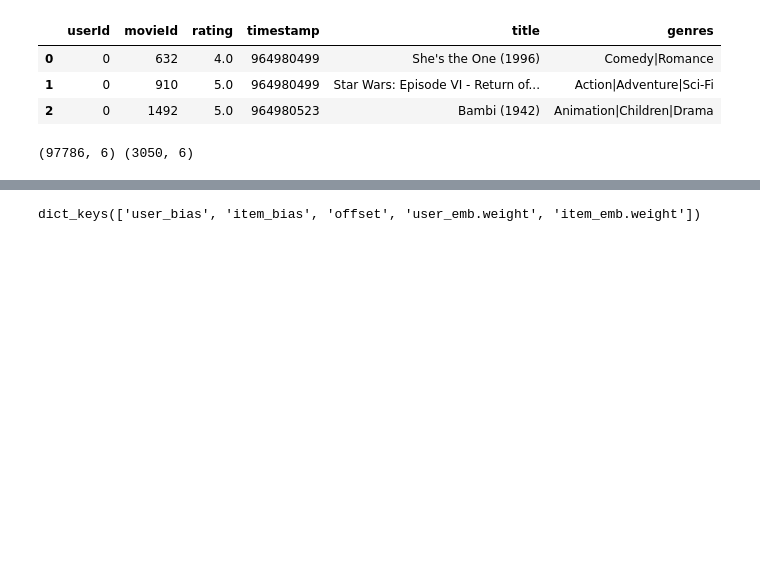
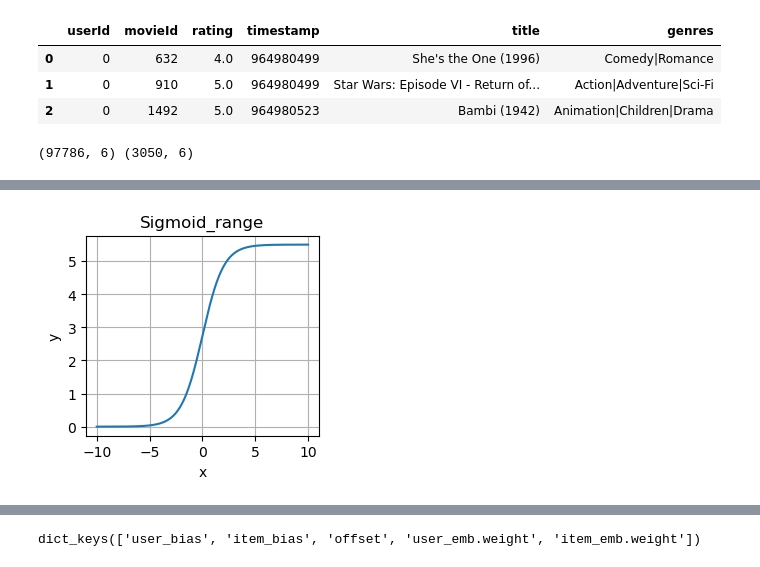
Before and after one commit to Datadote/matrix-factorization-pytorch, a Jupyter notebook: 02_matrix_factorization_advanced.ipynb, the cells around one changed output, grey strips where cells are left out. Cells and saved outputs as stored; diff of their text form; code cells hidden in the pictures; blank space fills up the shorter version.

Commit message:
01 and 02 changed adam to adamW and reran. Added sigmoid_range figure to nb 02

```diff
--- a/02_matrix_factorization_advanced.ipynb
+++ b/02_matrix_factorization_advanced.ipynb
@@ -133,6 +132,17 @@ class MFAdvanced(nn.Module):
         if self.sigmoid:
             return sigmoid_range(element_product, 0, 5.5)
         return element_product
+# %%
+x = torch.Tensor(np.arange(-10,10,0.01))
+y = sigmoid_range(x, 0, 5.5)
+plt.figure(figsize=(3,2.6))
+plt.plot(x,y)
+plt.title('Sigmoid_range')
+plt.xlabel('x')
+plt.ylabel('y')
+plt.grid();
+# %% [output]
+[figure, added]
 # %%
 def round_to_0p5(list_nums):
     """ Helper func to round nums to nearest 0.5, eg 1.45 -> 1.5 """
```
Also changed, not shown: parts of 4 cells of this notebook, 1 other file.
